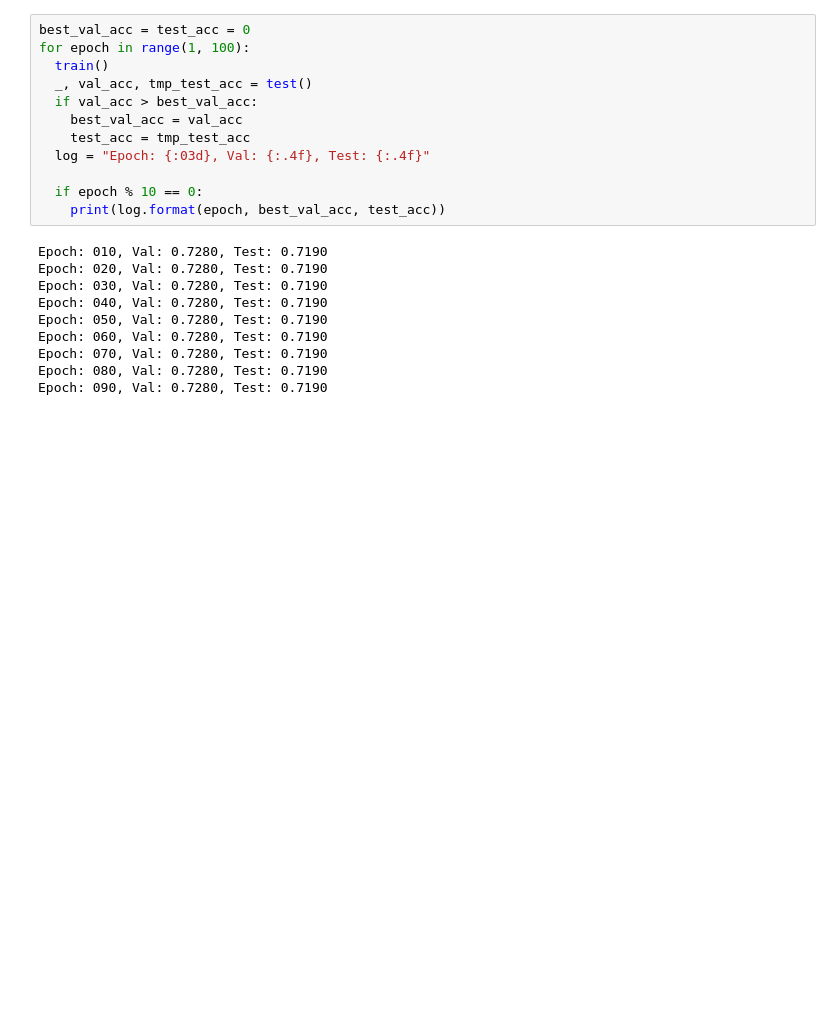
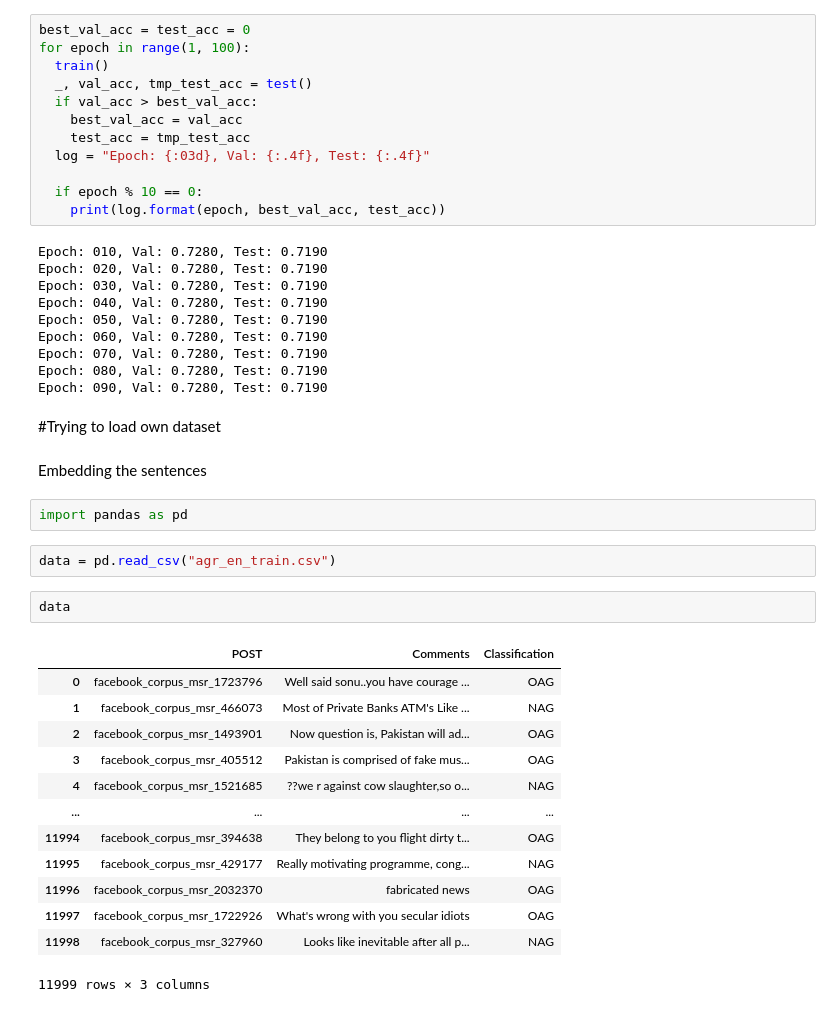
Before and after one commit to ShermsRL/Learning-GNN, a Jupyter notebook: GNN_Example.ipynb, the cells around one changed output. Cells and saved outputs as stored; diff of their text form; blank space fills up the shorter version.

Commit message:
Try embedding some comments from dataset

```diff
--- a/GNN_Example.ipynb
+++ b/GNN_Example.ipynb
@@ -156,3 +156,27 @@ Epoch: 060, Val: 0.7280, Test: 0.7190
 Epoch: 070, Val: 0.7280, Test: 0.7190
 Epoch: 080, Val: 0.7280, Test: 0.7190
 Epoch: 090, Val: 0.7280, Test: 0.7190
+# %% [markdown]
+#Trying to load own dataset
+# %% [markdown]
+Embedding the sentences
+# %%
+import pandas as pd
+# %%
+data = pd.read_csv("agr_en_train.csv")
+# %%
+data
+# %% [output]
+|  | POST | Comments | Classification |
+| 0 | facebook_corpus_msr_1723796 | Well said sonu..you have courage ... | OAG |
+| 1 | facebook_corpus_msr_466073 | Most of Private Banks ATM's Like ... | NAG |
+| 2 | facebook_corpus_msr_1493901 | Now question is, Pakistan will ad... | OAG |
+| 3 | facebook_corpus_msr_405512 | Pakistan is comprised of fake mus... | OAG |
+| 4 | facebook_corpus_msr_1521685 | ??we r against cow slaughter,so o... | NAG |
+| ... | ... | ... | ... |
+| 11994 | facebook_corpus_msr_394638 | They belong to you flight dirty t... | OAG |
+| 11995 | facebook_corpus_msr_429177 | Really motivating programme, cong... | NAG |
+| 11996 | facebook_corpus_msr_2032370 | fabricated news | OAG |
+| 11997 | facebook_corpus_msr_1722926 | What's wrong with you secular idiots | OAG |
+| 11998 | facebook_corpus_msr_327960 | Looks like inevitable after all p... | NAG |
+11999 rows × 3 columns
```
Also changed, not shown: parts of 9 cells of this notebook.
